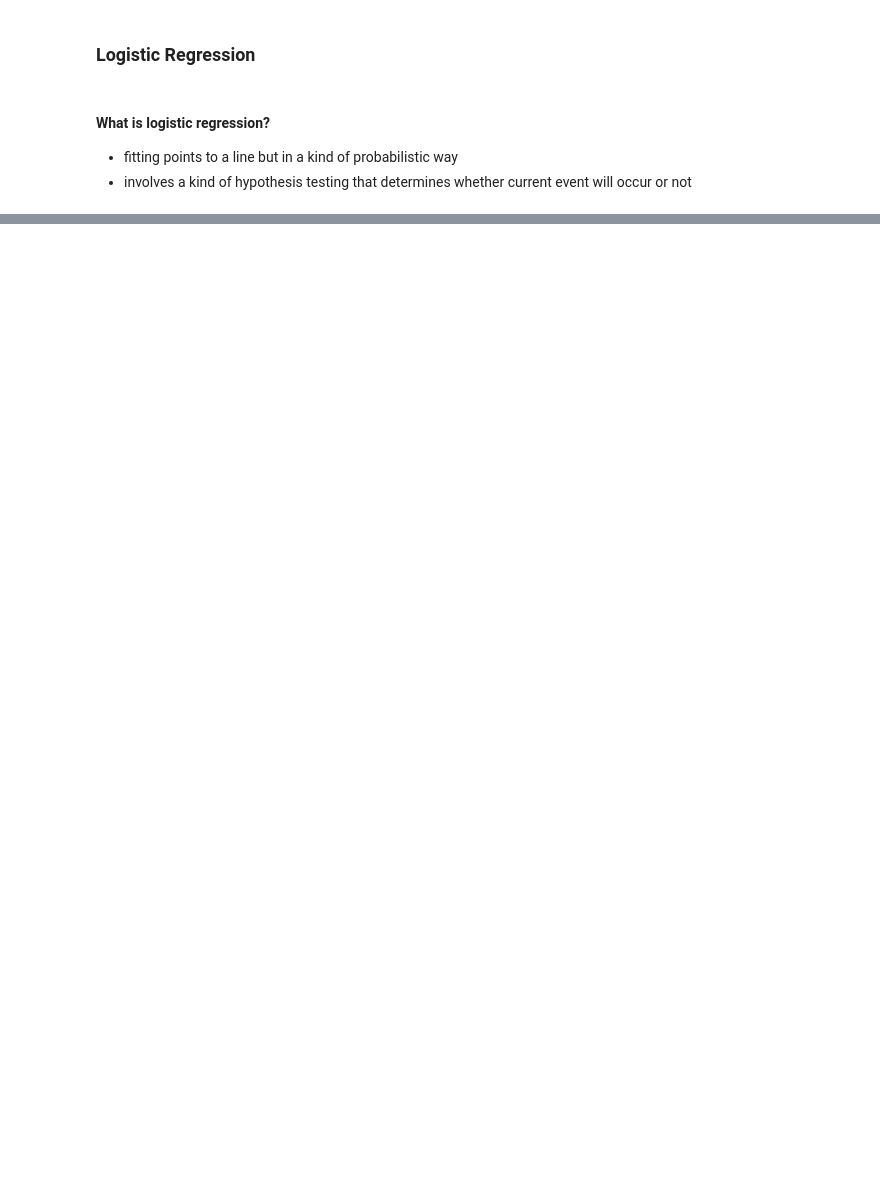
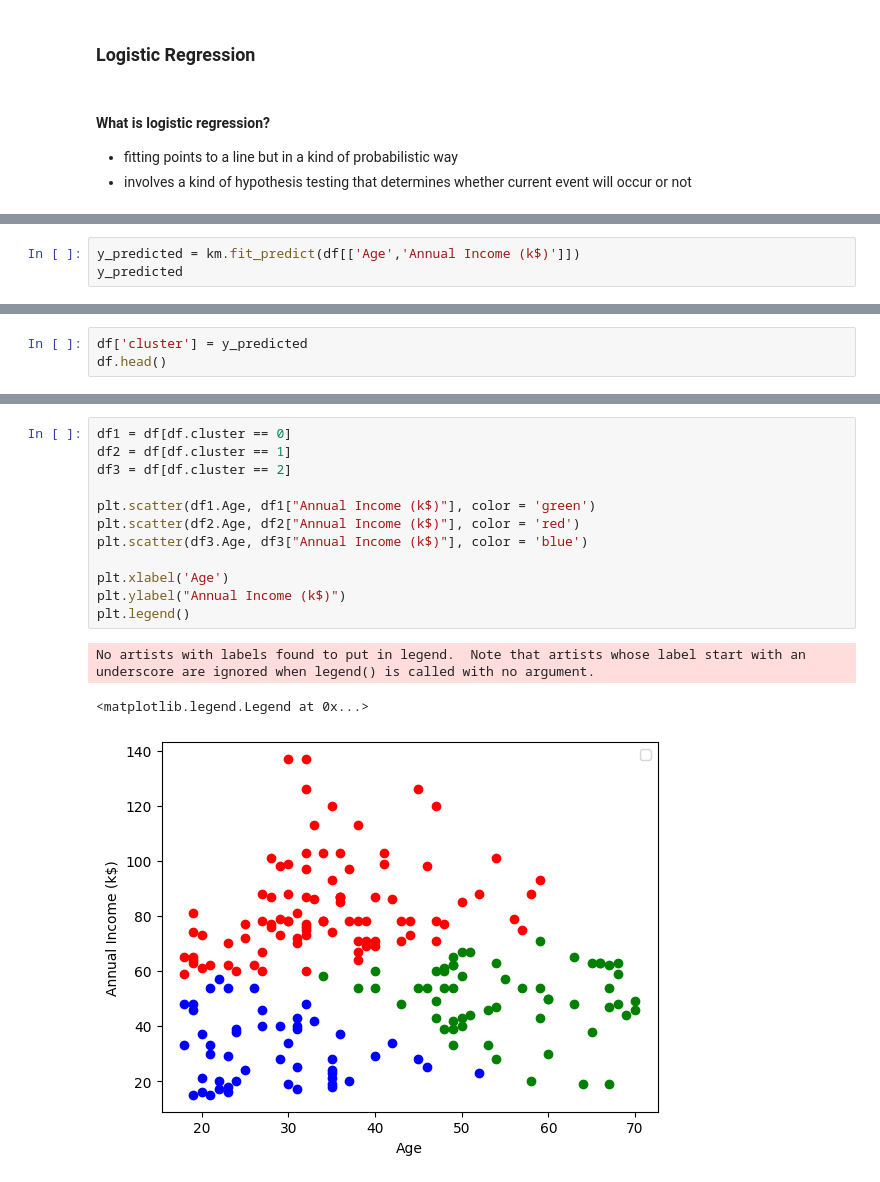
Before and after one commit to srupat/CSI-AIML, a Jupyter notebook: task 2/chess.ipynb, the cells around one changed output, grey strips where cells are left out. Drawn from its saved outputs; the diff is of its cells as text; blank space fills up the shorter version.

```diff
--- a/task 2/chess.ipynb
+++ b/task 2/chess.ipynb
@@ -121,0 +212,3 @@ class LogisticRegression:
+# %%
+y_predicted = km.fit_predict(df[['Age','Annual Income (k$)']])
+y_predicted
@@ -121,0 +226,3 @@ class LogisticRegression:
+# %%
+df['cluster'] = y_predicted
+df.head()
@@ -121,0 +236,16 @@ class LogisticRegression:
+# %%
+df1 = df[df.cluster == 0]
+df2 = df[df.cluster == 1]
+df3 = df[df.cluster == 2]
+
+plt.scatter(df1.Age, df1["Annual Income (k$)"], color = 'green')
+plt.scatter(df2.Age, df2["Annual Income (k$)"], color = 'red')
+plt.scatter(df3.Age, df3["Annual Income (k$)"], color = 'blue')
+
+plt.xlabel('Age')
+plt.ylabel("Annual Income (k$)")
+plt.legend()
+# %% [output]
+No artists with labels found to put in legend.  Note that artists whose label start with an underscore are ignored when legend() is called with no argument.
+<matplotlib.legend.Legend at 0x...>
+[figure, added]
```
Also changed, not shown: parts of 20 cells of this notebook, 2 other files.
